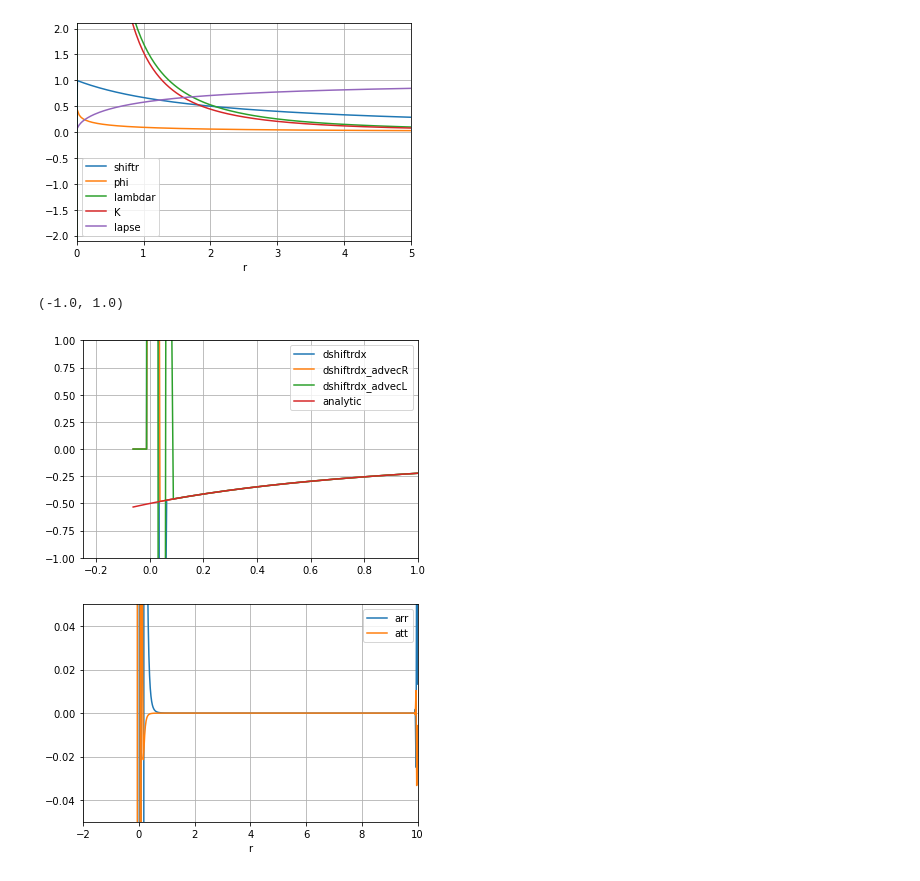
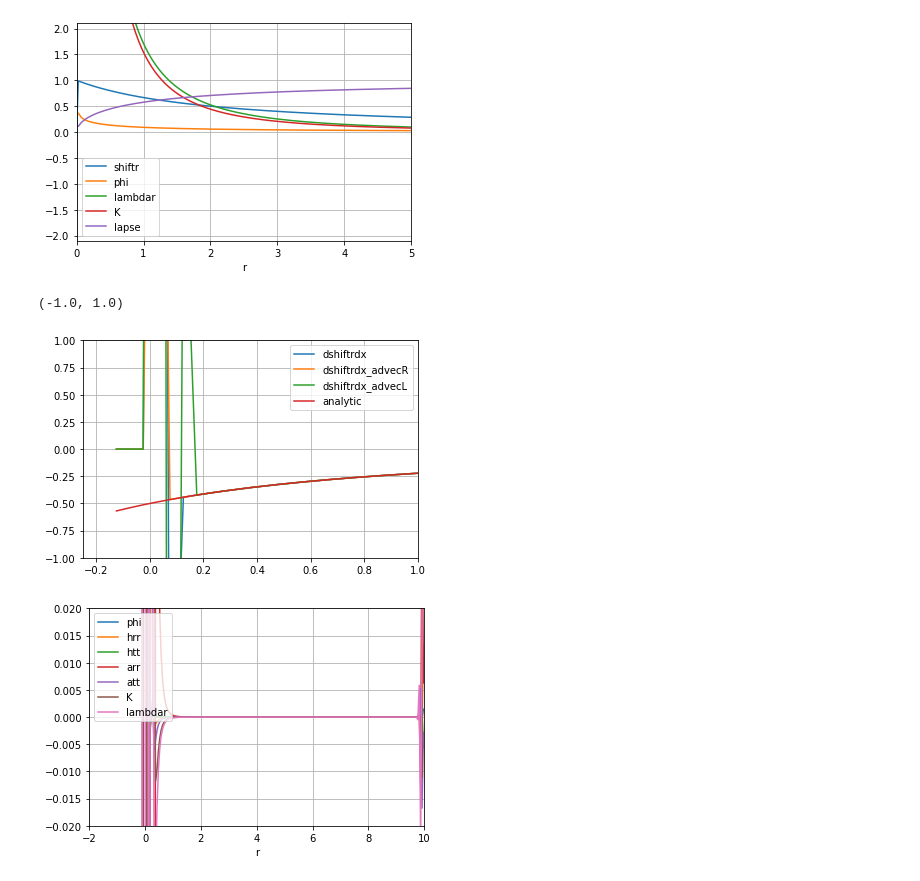
Before and after one commit to GRTLCollaboration/engrenage, a Jupyter notebook: BHTest.ipynb, the cells around one changed output. Drawn from its saved outputs; the diff is of its cells as text; code cells hidden in the pictures.

```diff
--- a/BHTest.ipynb
+++ b/BHTest.ipynb
@@ -25,7 +25,7 @@ from source.mytests import *                   # go here to change the test cond
 from source.diagnostics import *               # go here to change the  diagnostics
 # %%
 # Input parameters for grid and evolution here
-N_r = 400 # num points on physical grid
+N_r = 200 # num points on physical grid
 R = 10.0 # Maximum outer radius
 dx = R/N_r # grid spacing
 oneoverdx = 1.0/dx
@@ -74,7 +74,7 @@ plt.xlim(-0.25,1.0)
 plt.ylim(-1.0,1.0)
 # %% [output]
 (-1.0, 1.0)
-[figure, old version]
+[figure, new version]
 # %%
 # calculate the rhs values
 progress_bar = tqdm(total=1000, unit="‰")
@@ -85,16 +85,16 @@ u, v, phi, hrr, htt, hpp, K, arr, att, app, lambdar, shiftr, br, lapse = unpack_
 # %%
 #plot rhs - all those for the metric components should be zero modulo boundary issues
 plt.xlabel('r')
-#plt.plot(r, phi, label='phi')
-#plt.plot(r, hrr, label='hrr')
-#plt.plot(r, htt, label='htt')
+plt.plot(r, phi, label='phi')
+plt.plot(r, hrr, label='hrr')
+plt.plot(r, htt, label='htt')
 plt.plot(r, arr, label='arr')
 plt.plot(r, att, label='att')
-#plt.plot(r, K, label='K')
-#plt.plot(r, lambdar, label='lambdar')
-plt.ylim(-0.05,0.05)
+plt.plot(r, K, label='K')
+plt.plot(r, lambdar, label='lambdar')
+plt.ylim(-0.02,0.02)
 plt.xlim(-2.0,10.0)
 plt.legend(loc='best')
 plt.grid()
 # %% [output]
-[figure, old version]
+[figure, new version]
```
Also changed, not shown: 7 other files.
